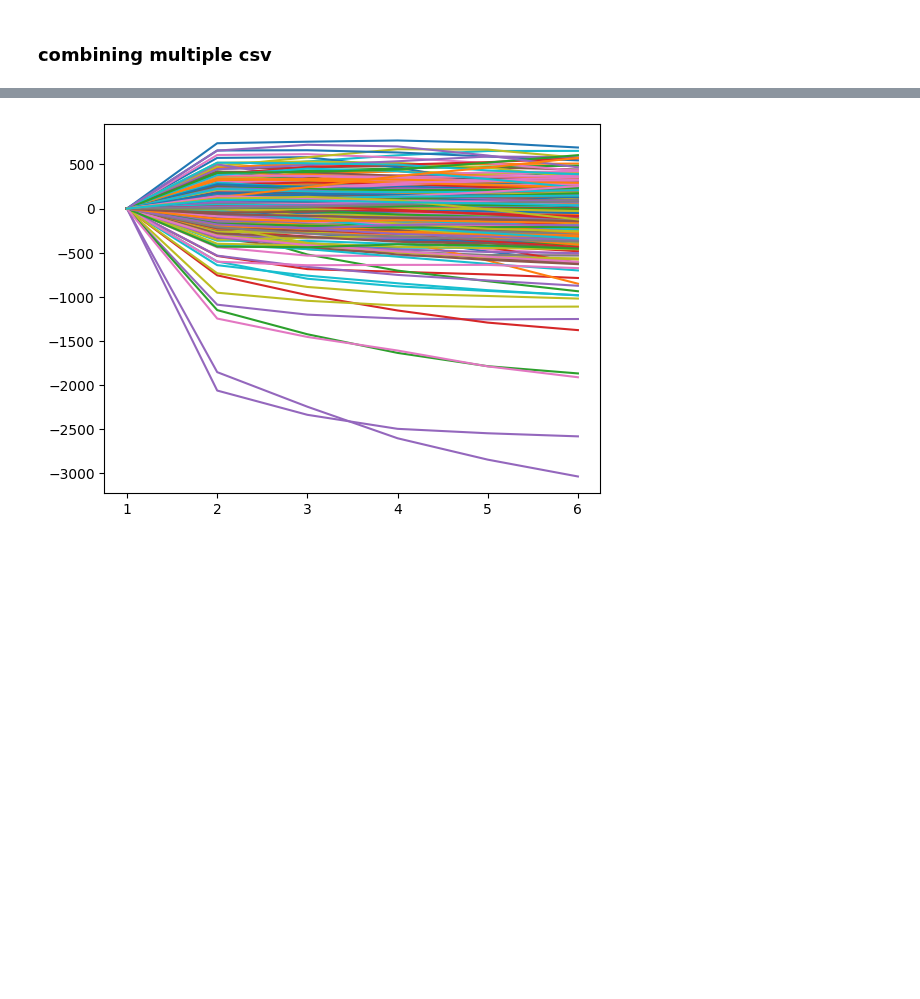
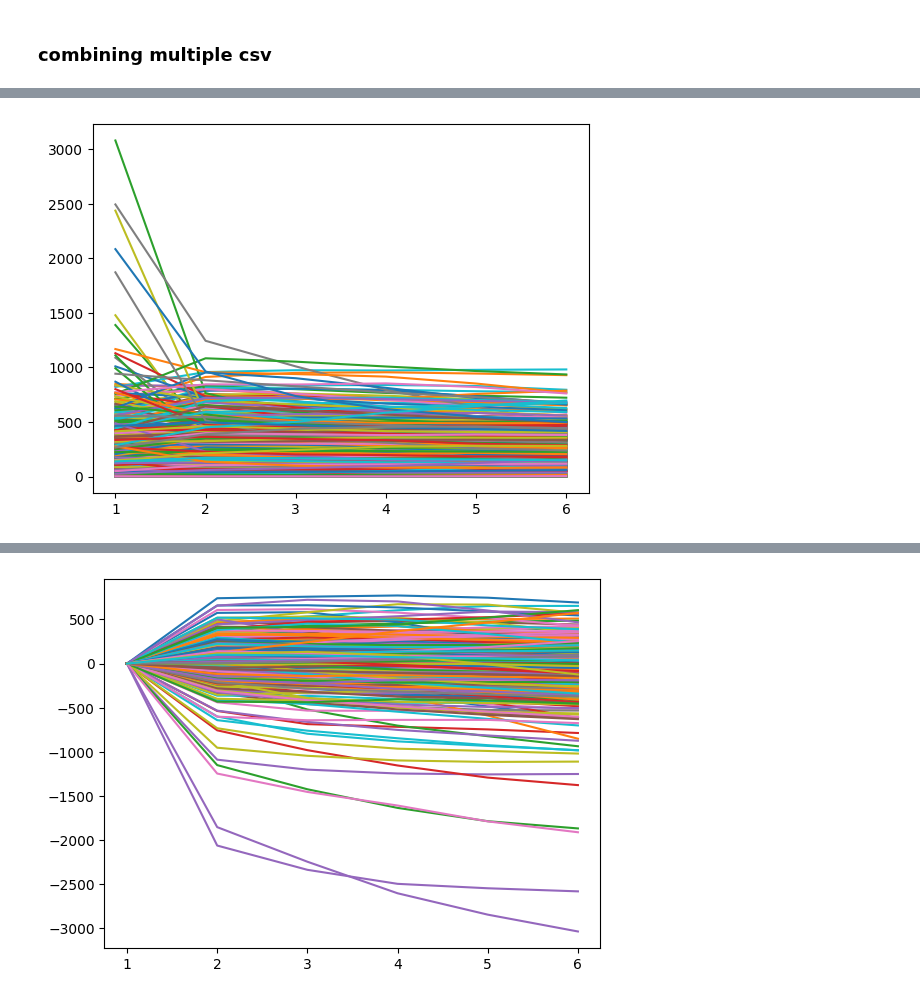
Before and after one commit to jaugenst/pyimagej_workflows, a Jupyter notebook: notebooks/single_bact_quant_2.ipynb, the cells around one changed output, grey strips where cells are left out. Cells and saved outputs as stored; diff of their text form; code cells hidden in the pictures; blank space fills up the shorter version.

```diff
--- a/notebooks/single_bact_quant_2.ipynb
+++ b/notebooks/single_bact_quant_2.ipynb
@@ -658,3 +724,10 @@ df.head()
+# %%
+csv2 = f"{directory_path}gal3_numbers.csv"
+df2= pandas.read_csv(csv2)
+for i in range (2, len(df2.columns)):
+    plt.plot(df2['circle'], df2[df2.columns[i]])
+# %% [output]
+[figure, added]
 # %%
 for i in range (2, len(df.columns)):
     plt.plot(df['circle'], df[df.columns[i]])
```
Also changed, not shown: parts of 12 cells of this notebook, 5 other files.
